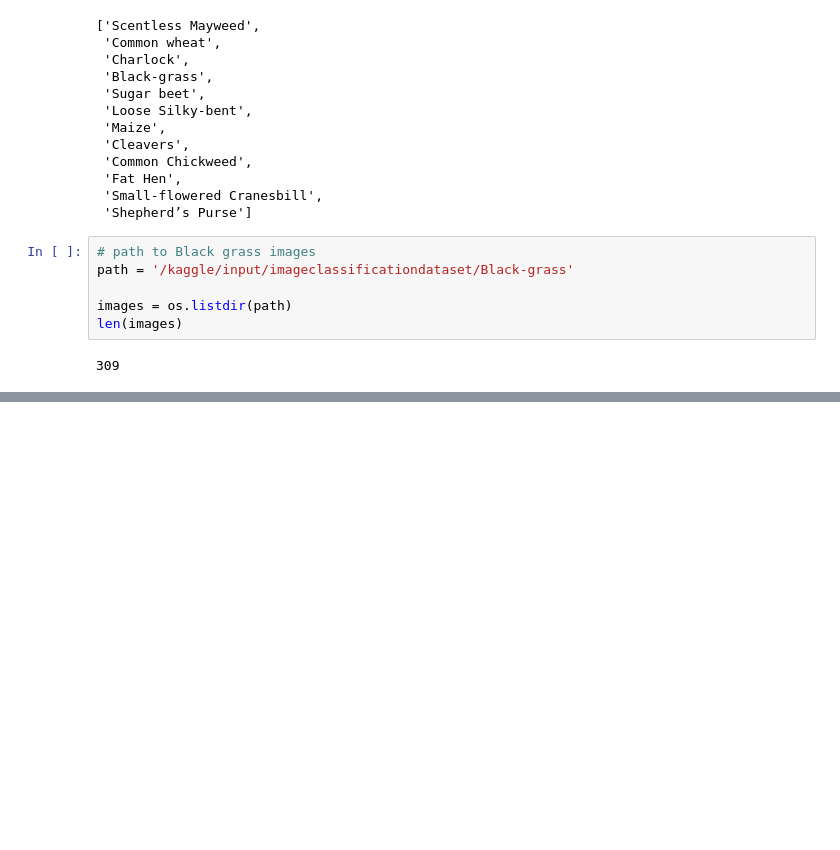
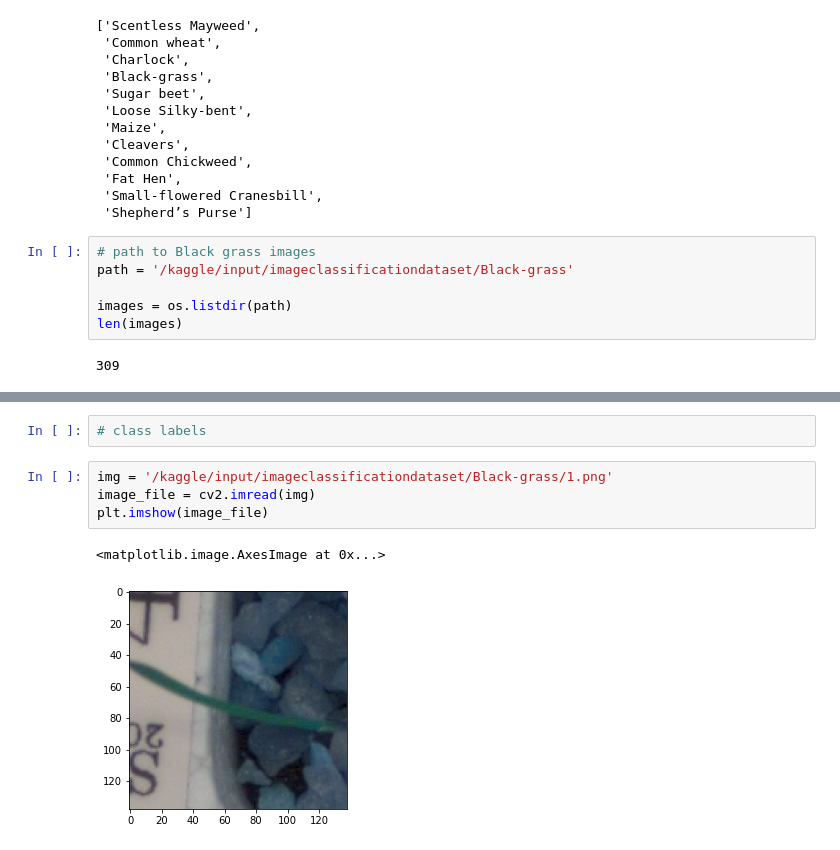
Before and after one commit to avikumart/Classifying-plant-seedings-CV-project, a Jupyter notebook: seeds-classification-cv.ipynb, the cells around one changed output, grey strips where cells are left out. Cells and saved outputs as stored; diff of their text form; blank space fills up the shorter version.

Commit message:
Kaggle Notebook | Seeds classification[CV] | Version 2

```diff
--- a/seeds-classification-cv.ipynb
+++ b/seeds-classification-cv.ipynb
@@ -32,0 +77,9 @@ len(images)
+# %%
+# class labels
+# %%
+img = '/kaggle/input/imageclassificationdataset/Black-grass/1.png'
+image_file = cv2.imread(img)
+plt.imshow(image_file)
+# %% [output]
+<matplotlib.image.AxesImage at 0x...>
+[figure, added]
```
Also changed, not shown: parts of 4 cells of this notebook.
